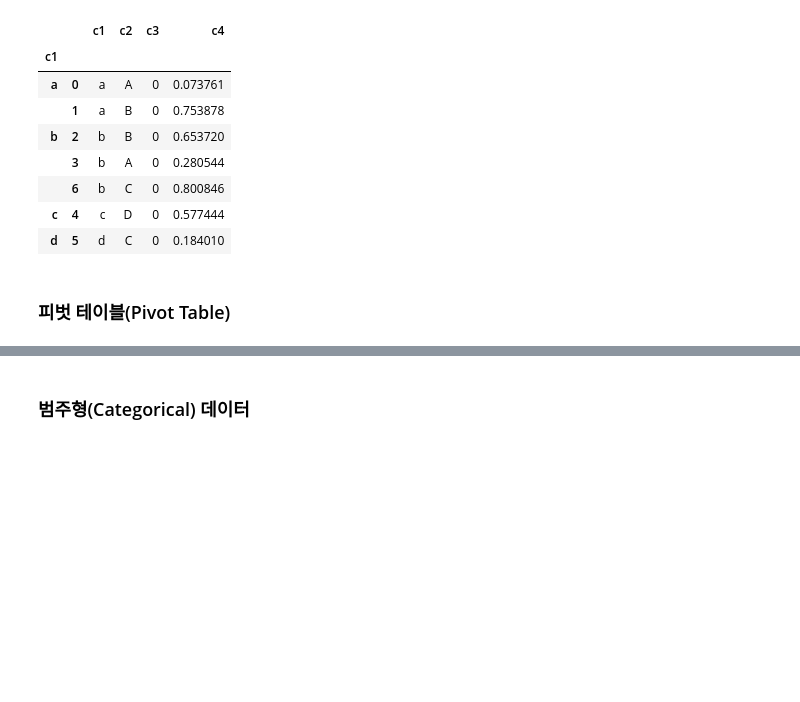
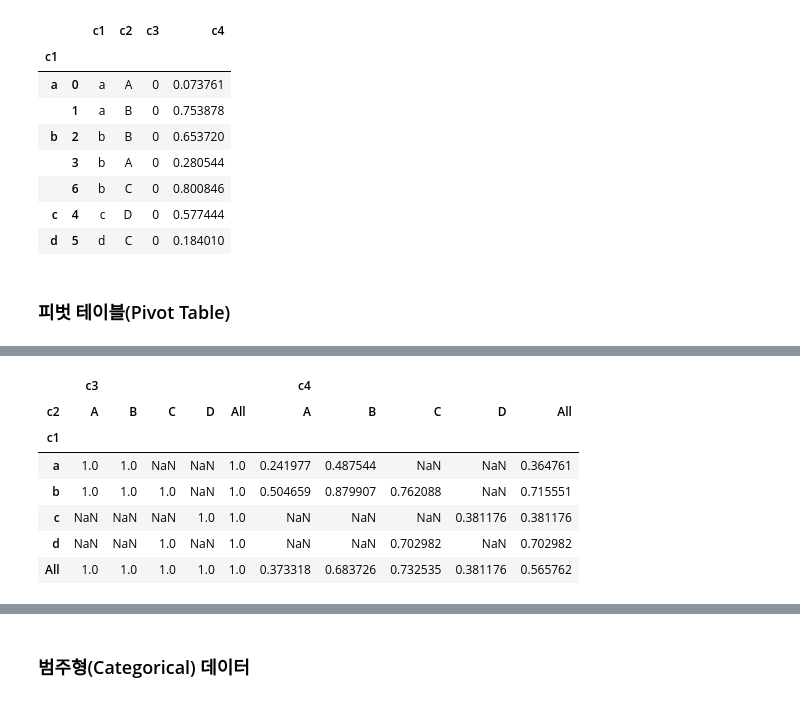
Before and after one commit to hyeonniii/NLP, a Jupyter notebook: _Pandas_한번에_제대로_배우기.ipynb, the cells around one changed output, grey strips where cells are left out. Cells and saved outputs as stored; diff of their text form; code cells hidden in the pictures; blank space fills up the shorter version.

```diff
--- a/_Pandas_한번에_제대로_배우기.ipynb
+++ b/_Pandas_한번에_제대로_배우기.ipynb
@@ -2420,0 +2433,14 @@ df.groupby('c1').apply(top)
+# %%
+df.pivot_table(['c3','c4'],
+               index=['c1'],
+               columns=['c2'],
+               margins=True)
+# %% [output]
+|  | c3 |  |  |  |  | c4 |  |  |  |  |
+| c2 | A | B | C | D | All | A | B | C | D | All |
+| c1 |  |  |  |  |  |  |  |  |  |  |
+| a | 1.0 | 1.0 | NaN | NaN | 1.0 | 0.241977 | 0.487544 | NaN | NaN | 0.364761 |
+| b | 1.0 | 1.0 | 1.0 | NaN | 1.0 | 0.504659 | 0.879907 | 0.762088 | NaN | 0.715551 |
+| c | NaN | NaN | NaN | 1.0 | 1.0 | NaN | NaN | NaN | 0.381176 | 0.381176 |
+| d | NaN | NaN | 1.0 | NaN | 1.0 | NaN | NaN | 0.702982 | NaN | 0.702982 |
+| All | 1.0 | 1.0 | 1.0 | 1.0 | 1.0 | 0.373318 | 0.683726 | 0.732535 | 0.381176 | 0.565762 |
```
Also changed, not shown: parts of 97 cells of this notebook.
